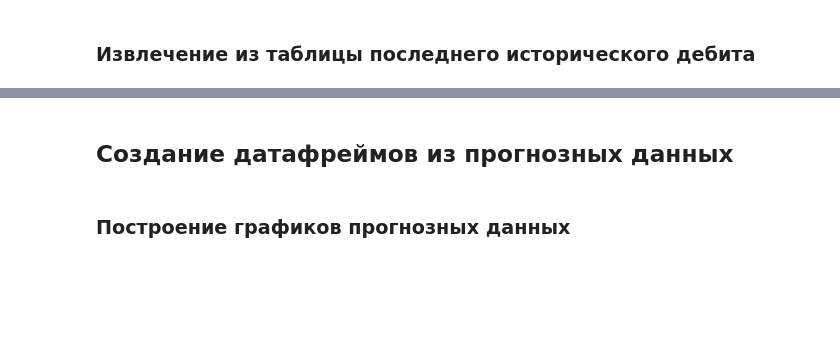
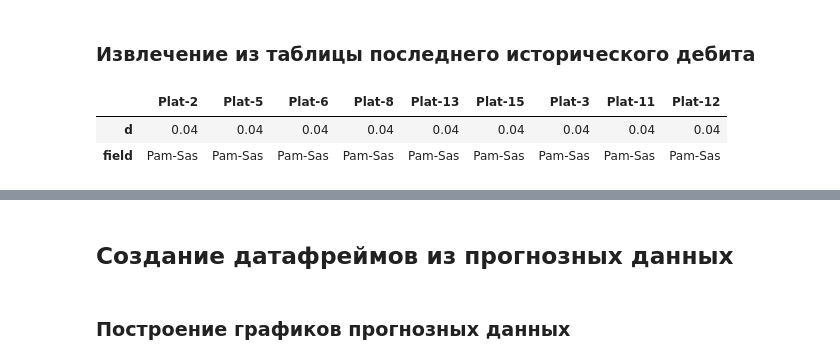
Before and after one commit to alex-kalinichenko/re, a Jupyter notebook: fc02.ipynb, the cells around one changed output, grey strips where cells are left out. Saved outputs shown, nothing was run; the diff lists cells and outputs as text; code cells hidden in the pictures; blank space fills up the shorter version.

```diff
--- a/fc02.ipynb
+++ b/fc02.ipynb
@@ -56,5 +77,11 @@ df
 # %% [markdown]
 ### Извлечение из таблицы последнего исторического дебита
+# %%
+df
+# %% [output]
+|  | Plat-2 | Plat-5 | Plat-6 | Plat-8 | Plat-13 | Plat-15 | Plat-3 | Plat-11 | Plat-12 |
+| d | 0.04 | 0.04 | 0.04 | 0.04 | 0.04 | 0.04 | 0.04 | 0.04 | 0.04 |
+| field | Pam-Sas | Pam-Sas | Pam-Sas | Pam-Sas | Pam-Sas | Pam-Sas | Pam-Sas | Pam-Sas | Pam-Sas |
 # %%
 well_name = 'Avil-33'
 last_hist_date = '2020-03-01'
```
Also changed, not shown: parts of 2 cells of this notebook, 1 other file.
